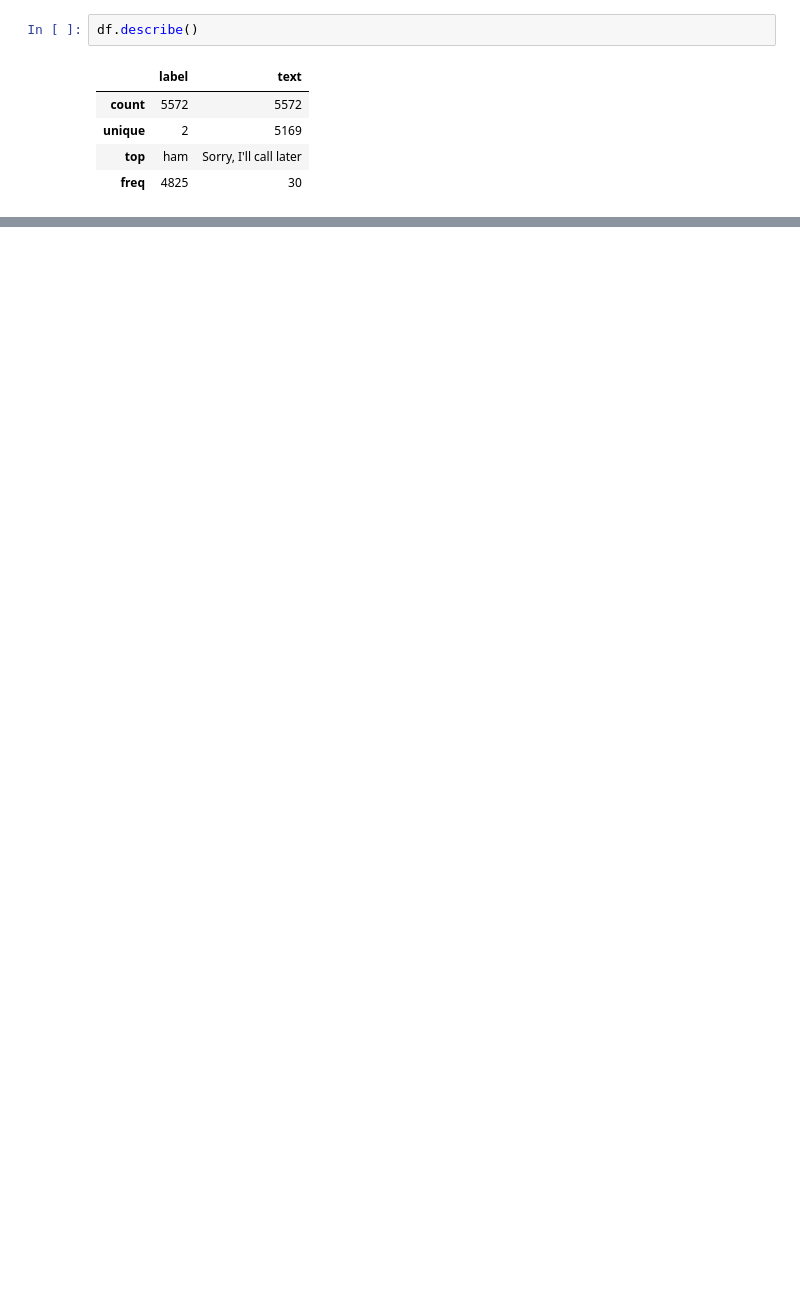
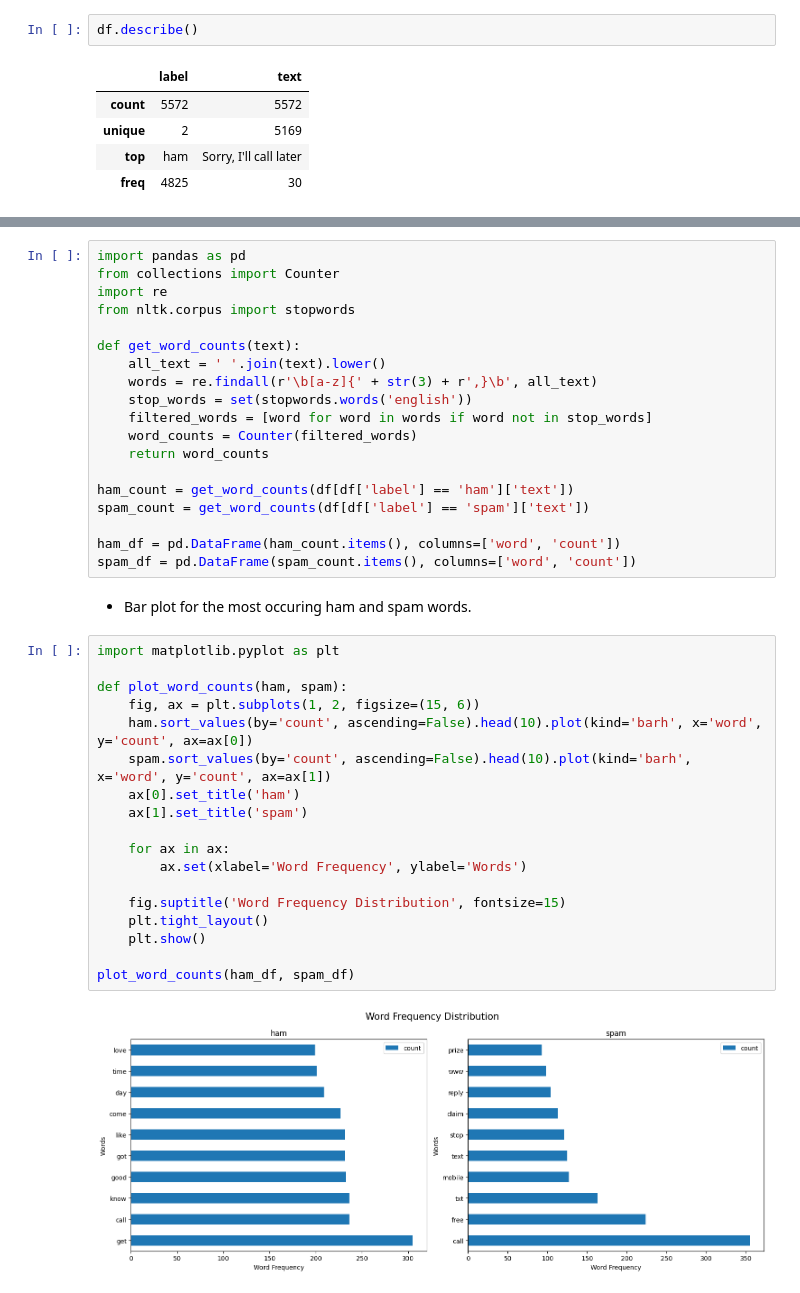
Before and after one commit to julsCadenas/DS-ML-Projects, a Jupyter notebook: SpamEmailClassifier/notebooks/spam_classifier.ipynb, the cells around one changed output, grey strips where cells are left out. Saved outputs shown, nothing was run; the diff lists cells and outputs as text; blank space fills up the shorter version.

```diff
--- a/SpamEmailClassifier/notebooks/spam_classifier.ipynb
+++ b/SpamEmailClassifier/notebooks/spam_classifier.ipynb
@@ -85,0 +122,41 @@ dtype: int64
+# %%
+import pandas as pd
+from collections import Counter
+import re
+from nltk.corpus import stopwords
+
+def get_word_counts(text):
+    all_text = ' '.join(text).lower()
+    words = re.findall(r'\b[a-z]{' + str(3) + r',}\b', all_text)
+    stop_words = set(stopwords.words('english'))
+    filtered_words = [word for word in words if word not in stop_words]
+    word_counts = Counter(filtered_words)
+    return word_counts
+
+ham_count = get_word_counts(df[df['label'] == 'ham']['text'])
+spam_count = get_word_counts(df[df['label'] == 'spam']['text'])
+
+ham_df = pd.DataFrame(ham_count.items(), columns=['word', 'count'])
+spam_df = pd.DataFrame(spam_count.items(), columns=['word', 'count'])
+# %% [markdown]
+- Bar plot for the most occuring ham and spam words.
+# %%
+import matplotlib.pyplot as plt
+
+def plot_word_counts(ham, spam):
+    fig, ax = plt.subplots(1, 2, figsize=(15, 6))
+    ham.sort_values(by='count', ascending=False).head(10).plot(kind='barh', x='word', y='count', ax=ax[0])
+    spam.sort_values(by='count', ascending=False).head(10).plot(kind='barh', x='word', y='count', ax=ax[1])
+    ax[0].set_title('ham')
+    ax[1].set_title('spam')
+
+    for ax in ax:
+        ax.set(xlabel='Word Frequency', ylabel='Words')
+
+    fig.suptitle('Word Frequency Distribution', fontsize=15)
+    plt.tight_layout()
+    plt.show()
+
+plot_word_counts(ham_df, spam_df)
+# %% [output]
+[figure, added]
```
Also changed, not shown: parts of 34 cells of this notebook.
